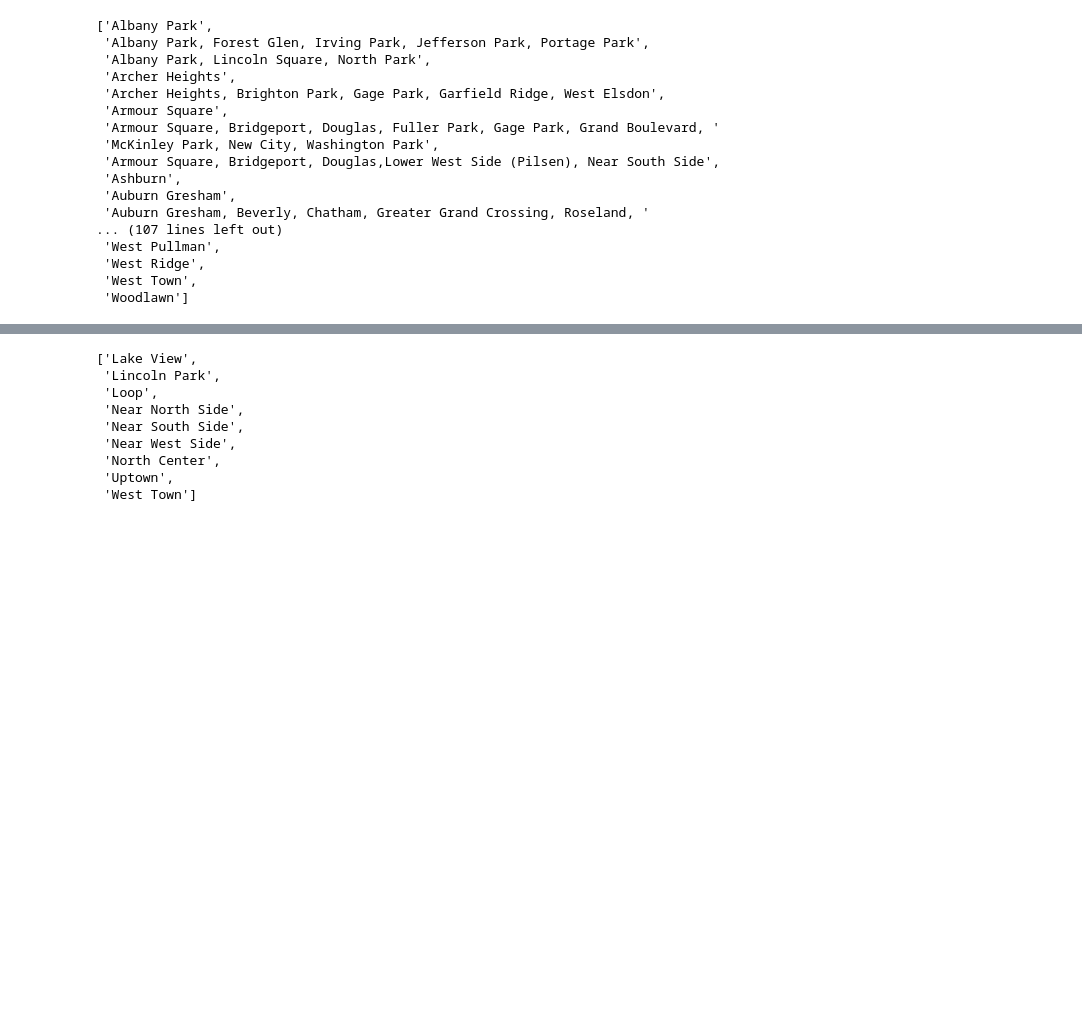
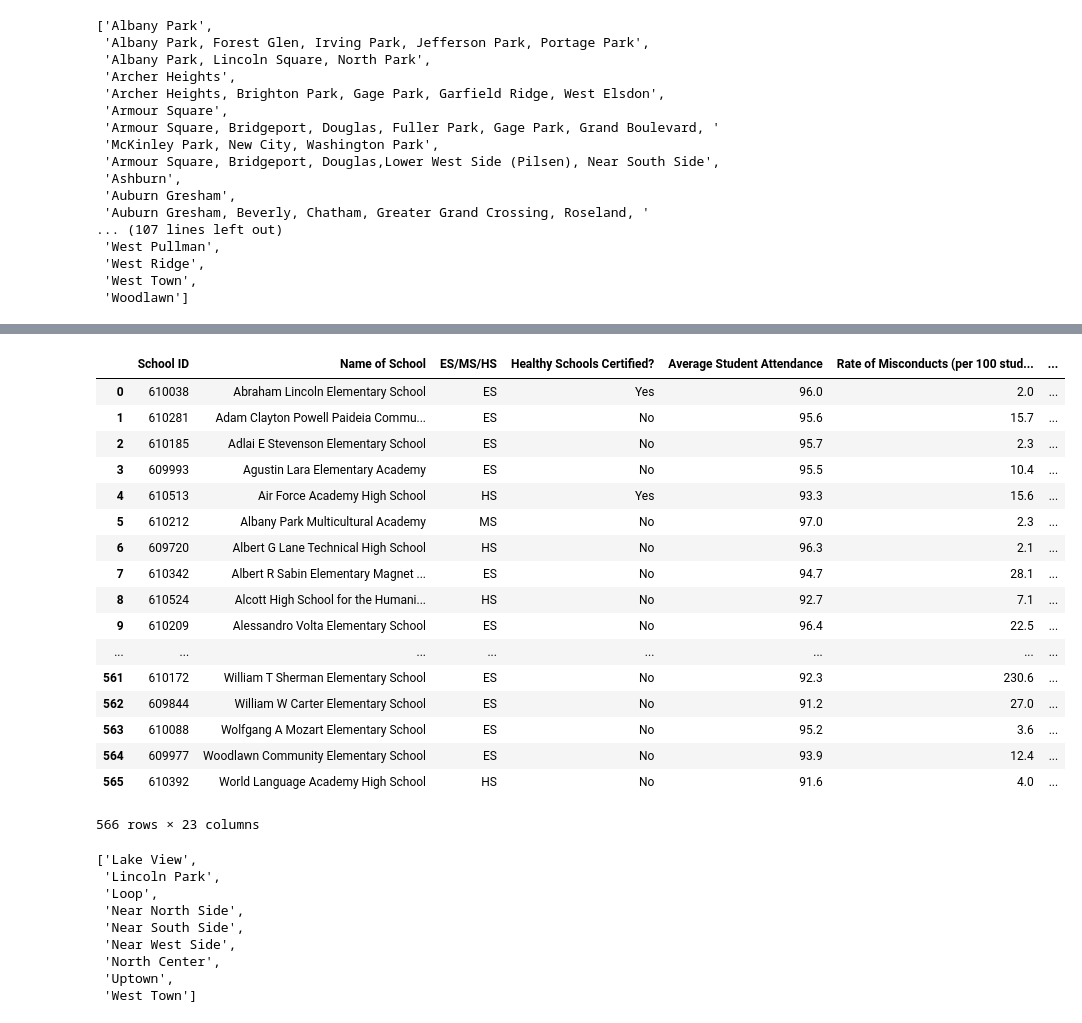
Before and after one commit to ajdeschenes/RuPaulsitory, a Jupyter notebook: Dev/Education/education.ipynb, the cells around one changed output, grey strips where cells are left out. Saved outputs shown, nothing was run; the diff lists cells and outputs as text; code cells hidden in the pictures; blank space fills up the shorter version.

```diff
--- a/Dev/Education/education.ipynb
+++ b/Dev/Education/education.ipynb
@@ -111,3 +166,24 @@ csv1
+# %%
+csv3
+# %% [output]
+|  | School ID | Name of School | ES/MS/HS | Healthy Schools Certified? | Average Student Attendance | Rate of Misconducts (per 100 stud... | ... |
+| 0 | 610038 | Abraham Lincoln Elementary School | ES | Yes | 96.0 | 2.0 | ... |
+| 1 | 610281 | Adam Clayton Powell Paideia Commu... | ES | No | 95.6 | 15.7 | ... |
+| 2 | 610185 | Adlai E Stevenson Elementary School | ES | No | 95.7 | 2.3 | ... |
+| 3 | 609993 | Agustin Lara Elementary Academy | ES | No | 95.5 | 10.4 | ... |
+| 4 | 610513 | Air Force Academy High School | HS | Yes | 93.3 | 15.6 | ... |
+| 5 | 610212 | Albany Park Multicultural Academy | MS | No | 97.0 | 2.3 | ... |
+| 6 | 609720 | Albert G Lane Technical High School | HS | No | 96.3 | 2.1 | ... |
+| 7 | 610342 | Albert R Sabin Elementary Magnet ... | ES | No | 94.7 | 28.1 | ... |
+| 8 | 610524 | Alcott High School for the Humani... | HS | No | 92.7 | 7.1 | ... |
+| 9 | 610209 | Alessandro Volta Elementary School | ES | No | 96.4 | 22.5 | ... |
+| ... | ... | ... | ... | ... | ... | ... | ... |
+| 561 | 610172 | William T Sherman Elementary School | ES | No | 92.3 | 230.6 | ... |
+| 562 | 609844 | William W Carter Elementary School | ES | No | 91.2 | 27.0 | ... |
+| 563 | 610088 | Wolfgang A Mozart Elementary School | ES | No | 95.2 | 3.6 | ... |
+| 564 | 609977 | Woodlawn Community Elementary School | ES | No | 93.9 | 12.4 | ... |
+| 565 | 610392 | World Language Academy High School | HS | No | 91.6 | 4.0 | ... |
+566 rows × 23 columns
 # %%
 gentlehoods
 # %% [output]
```
Also changed, not shown: parts of 5 cells of this notebook, 3 other files.
